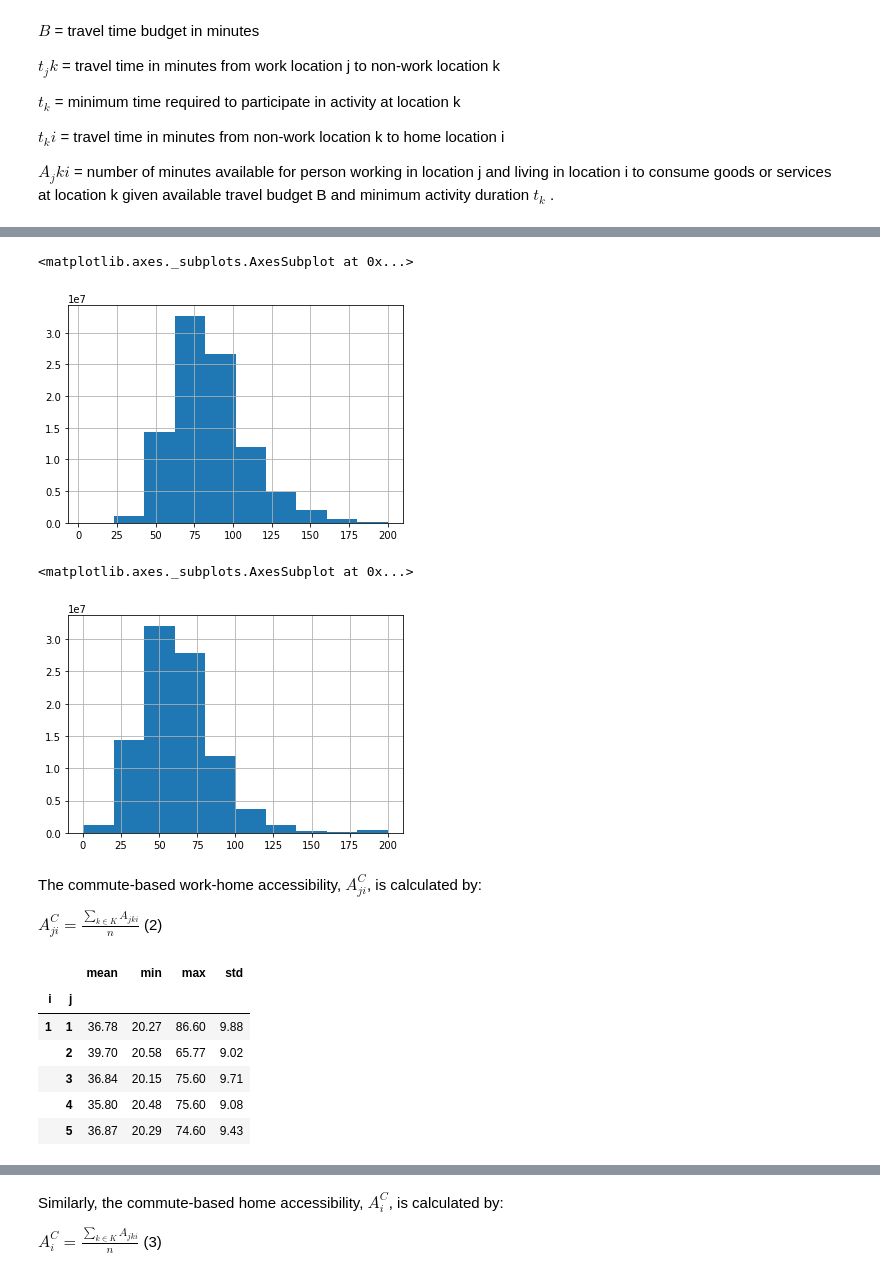
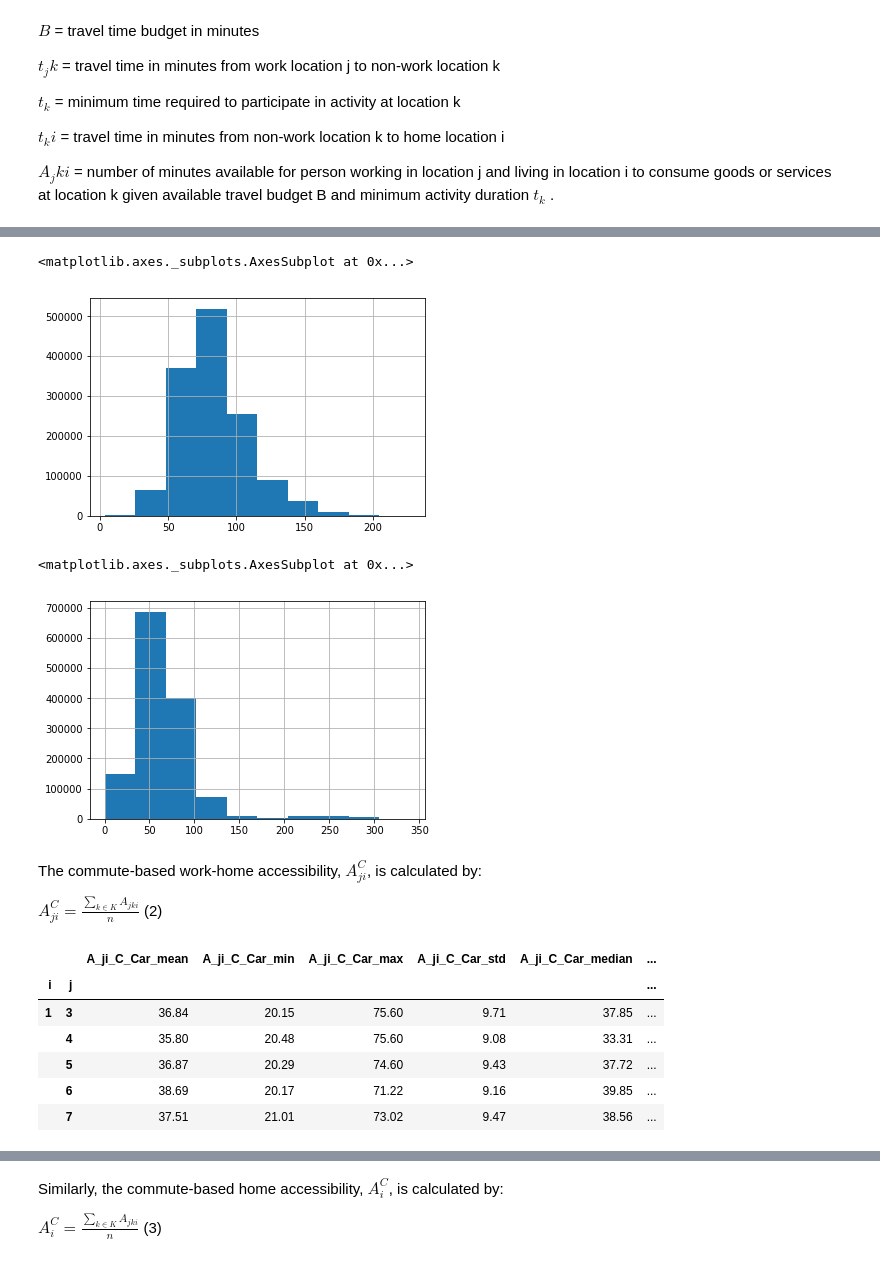
Before and after one commit to RafalKucharskiPK/MoblinoscPolonez, a Jupyter notebook: Modal disparities - test big.ipynb, the cells around one changed output, grey strips where cells are left out. Drawn from its saved outputs; the diff is of its cells as text; code cells hidden in the pictures.

```diff
--- a/Modal disparities - test big.ipynb
+++ b/Modal disparities - test big.ipynb
@@ -17,16 +20,18 @@ t_k = 20
 # %% [markdown]
 ### prepare
 # %%
-od_PuT = pd.read_csv('data//MTX_99321.csv')
-del od_PuT['Unnamed: 0']
+od_PuT = pd.read_csv('data//MTX_99321.csv', index_col = 'Unnamed: 0')
 od_PuT.columns = [int(c) for c in od_PuT.columns]
-od_PrT = pd.read_csv('data//MTX_99421.csv')
-del od_PrT['Unnamed: 0']
+od_PrT = pd.read_csv('data//MTX_99421.csv', index_col = 'Unnamed: 0')
 od_PrT.columns = [int(c) for c in od_PrT.columns]
 od_PrT = od_PrT.stack().reset_index()
 od_PrT.columns=['Z_Rejon',"Do_Rejon", 'TripsPrT']
+od_PrT.TripsPrT = od_PrT.TripsPrT.astype('int32')
 od_PuT = od_PuT.stack().reset_index()
 od_PuT.columns=['Z_Rejon',"Do_Rejon", 'TripsPuT']
+od_PuT.TripsPuT = od_PuT.TripsPuT.astype('int32')
+od_PrT = od_PrT[od_PrT.TripsPrT.astype(int)>0]
+od_PuT = od_PuT[od_PuT.TripsPuT.astype(int)>0]
 od = pd.merge(od_PrT, od_PuT, on = ['Z_Rejon', "Do_Rejon"])
 # %%
 od.Z_Rejon = od.Z_Rejon.astype('int32')
@@ -45,3 +54,6 @@ del trips['Unnamed: 0']
 # %%
 trips.Czas_PrT = trips.Czas_PrT/60
 trips.Czas_PuT = trips.Czas_PuT/60
+# %%
+trips = trips[trips.Czas_PrT<600]
+trips = trips[trips.Czas_PuT<600]
@@ -48,4 +64,2 @@ trips.Czas_PuT = trips.Czas_PuT/60
 # %%
 trips = pd.merge(trips,od, on = ['Z_Rejon',"Do_Rejon"])
-# %%
-trips = trips[trips.TripsPuT>0]
@@ -105,10 +120,10 @@ See the caveats in the documentation: http://pandas.pydata.org/pandas-docs/stabl
 # %%
-trips[trips['t_jki_Car']<200]['t_jki_Car'].hist()
+trips[trips['t_jki_Car']<400]['t_jki_Car'].hist()
 # %% [output]
 <matplotlib.axes._subplots.AxesSubplot at 0x...>
-[figure, old version]
+[figure, new version]
 # %%
-trips[trips['t_jki_PT']<200]['t_jki_PT'].hist()
+trips[trips['t_jki_PT']<400]['t_jki_PT'].hist()
 # %% [output]
 <matplotlib.axes._subplots.AxesSubplot at 0x...>
-[figure, old version]
+[figure, new version]
@@ -117,15 +139,16 @@ The commute-based work-home accessibility, $A_{ji}^C$, is calculated by:
 
 $A_{ji}^C = \frac{\sum_{k \in K} A_{jki}}{n} $ (2)
 # %%
-A_ji_C_Car = trips[trips.A_jki_Car>0].groupby(by=['i','j'])['A_jki_Car'].agg(['mean','min','max','std'])
+A_ji_C_Car = trips[trips.A_jki_Car>0].groupby(by=['i','j'])['A_jki_Car'].agg(aggs)
+A_ji_C_Car.columns = ['A_ji_C_Car' + "_"+ str(col)  for col in A_ji_C_Car.columns]
 A_ji_C_Car.to_csv('data//A_ji_C_Car.csv')
 A_ji_C_Car.head()
 # %% [output]
-|  |  | mean | min | max | std |
-| i | j |  |  |  |  |
-| 1 | 1 | 36.78 | 20.27 | 86.60 | 9.88 |
-|  | 2 | 39.70 | 20.58 | 65.77 | 9.02 |
-|  | 3 | 36.84 | 20.15 | 75.60 | 9.71 |
-|  | 4 | 35.80 | 20.48 | 75.60 | 9.08 |
-|  | 5 | 36.87 | 20.29 | 74.60 | 9.43 |
+|  |  | A_ji_C_Car_mean | A_ji_C_Car_min | A_ji_C_Car_max | A_ji_C_Car_std | A_ji_C_Car_median | ... |
+| i | j |  |  |  |  |  | ... |
+| 1 | 3 | 36.84 | 20.15 | 75.60 | 9.71 | 37.85 | ... |
+|  | 4 | 35.80 | 20.48 | 75.60 | 9.08 | 33.31 | ... |
+|  | 5 | 36.87 | 20.29 | 74.60 | 9.43 | 37.72 | ... |
+|  | 6 | 38.69 | 20.17 | 71.22 | 9.16 | 39.85 | ... |
+|  | 7 | 37.51 | 21.01 | 73.02 | 9.47 | 38.56 | ... |
 # %%
```
Also changed, not shown: parts of 21 cells of this notebook, 9 other files.
